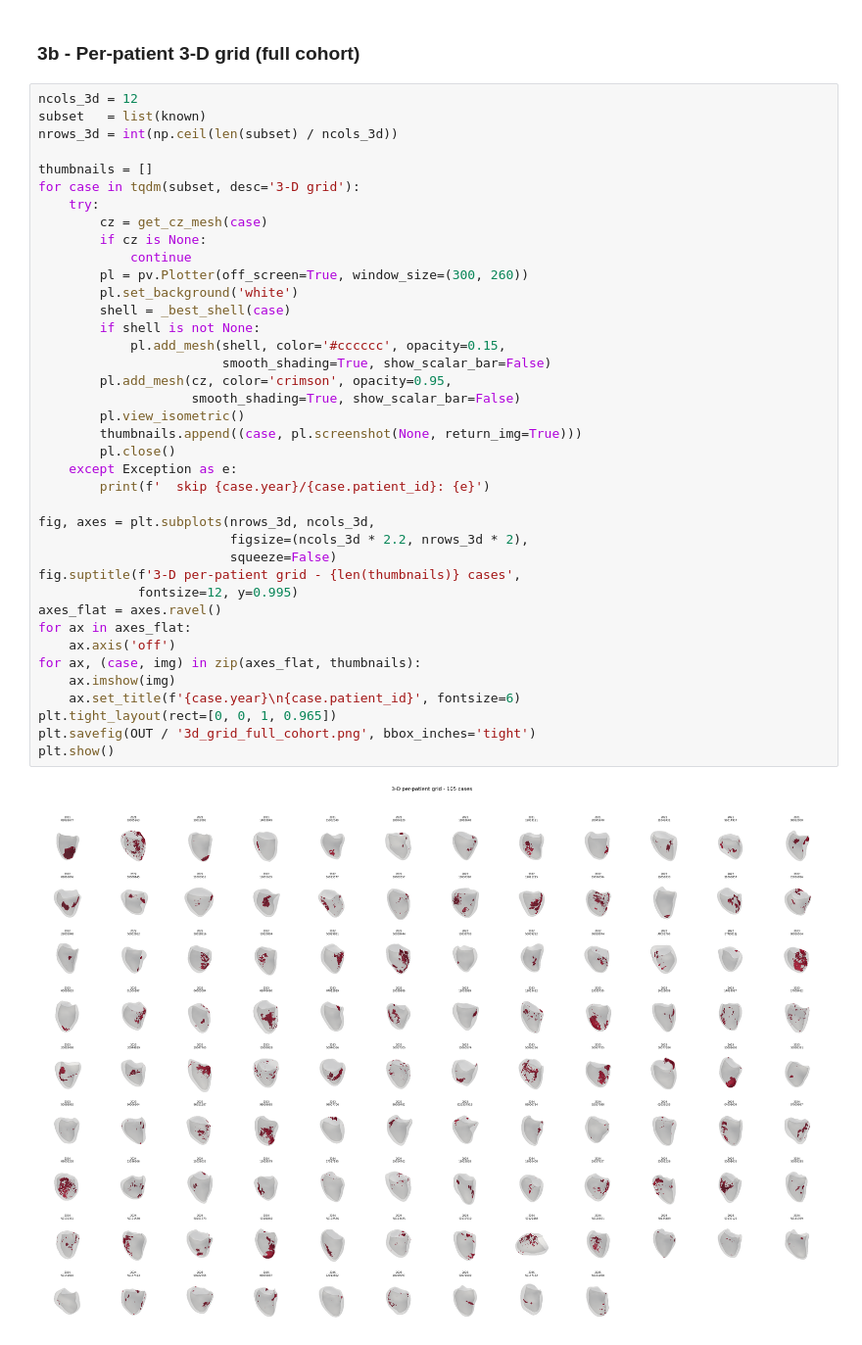
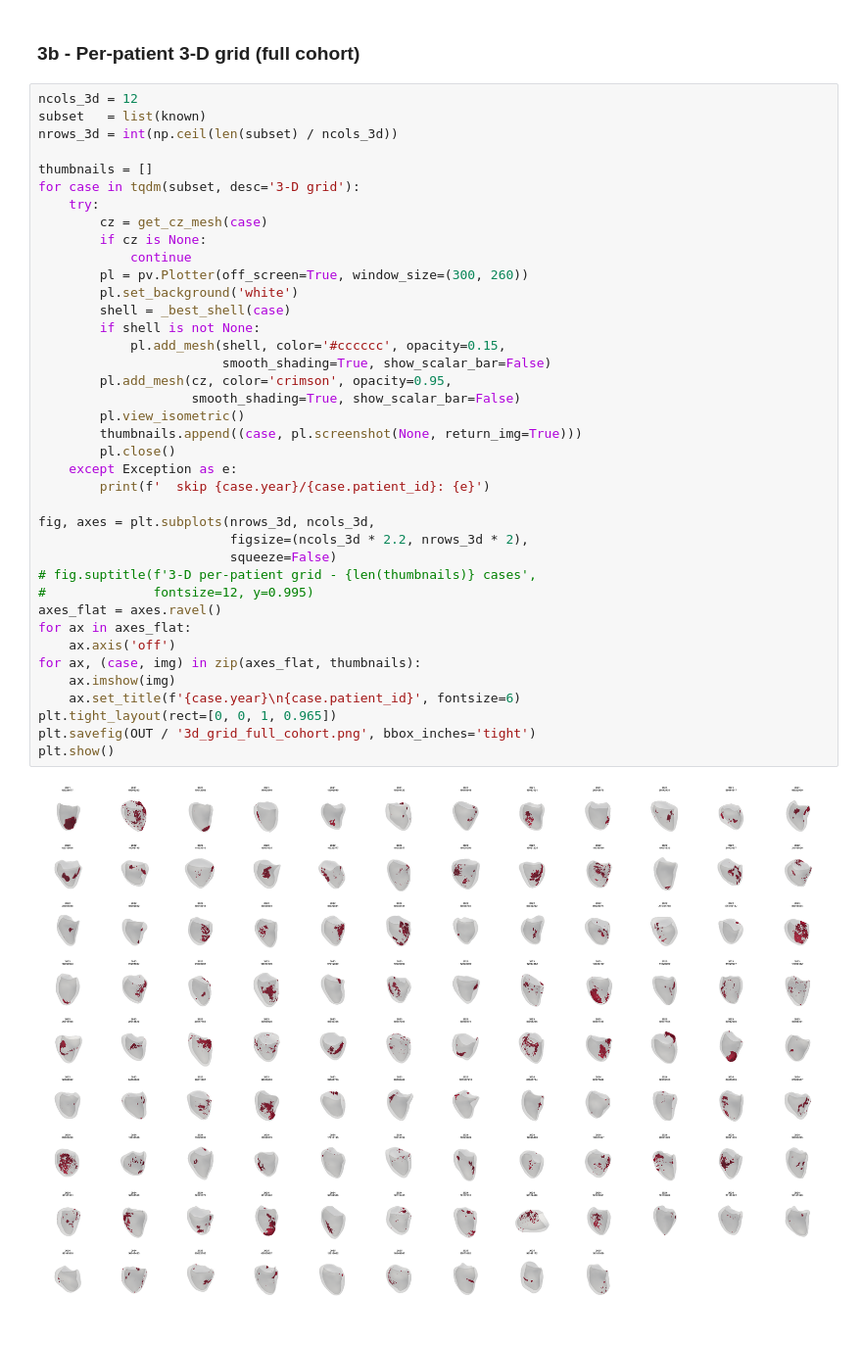
Before and after one commit to jcompanys/scar_tissue_that_I_wish_you_saw, a Jupyter notebook: lv-scar-segmentation/notebooks/M01_scar_exploration.ipynb, the cells around one changed output. Shown at 98% size. Drawn from its saved outputs; the diff is of its cells as text.

```diff
--- a/lv-scar-segmentation/notebooks/M01_scar_exploration.ipynb
+++ b/lv-scar-segmentation/notebooks/M01_scar_exploration.ipynb
@@ -256,33 +256,33 @@ for case in tqdm(subset, desc='3-D grid'):
         cz = get_cz_mesh(case)
         if cz is None:
             continue
         pl = pv.Plotter(off_screen=True, window_size=(300, 260))
         pl.set_background('white')
         shell = _best_shell(case)
         if shell is not None:
             pl.add_mesh(shell, color='#cccccc', opacity=0.15,
                         smooth_shading=True, show_scalar_bar=False)
         pl.add_mesh(cz, color='crimson', opacity=0.95,
                     smooth_shading=True, show_scalar_bar=False)
         pl.view_isometric()
         thumbnails.append((case, pl.screenshot(None, return_img=True)))
         pl.close()
     except Exception as e:
         print(f'  skip {case.year}/{case.patient_id}: {e}')
 
 fig, axes = plt.subplots(nrows_3d, ncols_3d,
                          figsize=(ncols_3d * 2.2, nrows_3d * 2),
                          squeeze=False)
-fig.suptitle(f'3-D per-patient grid - {len(thumbnails)} cases',
-             fontsize=12, y=0.995)
+# fig.suptitle(f'3-D per-patient grid - {len(thumbnails)} cases',
+#              fontsize=12, y=0.995)
 axes_flat = axes.ravel()
 for ax in axes_flat:
     ax.axis('off')
 for ax, (case, img) in zip(axes_flat, thumbnails):
     ax.imshow(img)
     ax.set_title(f'{case.year}\n{case.patient_id}', fontsize=6)
 plt.tight_layout(rect=[0, 0, 1, 0.965])
 plt.savefig(OUT / '3d_grid_full_cohort.png', bbox_inches='tight')
 plt.show()
 # %% [output]
-[figure, old version]
+[figure, new version]
```
Also changed, not shown: 22 other files.
